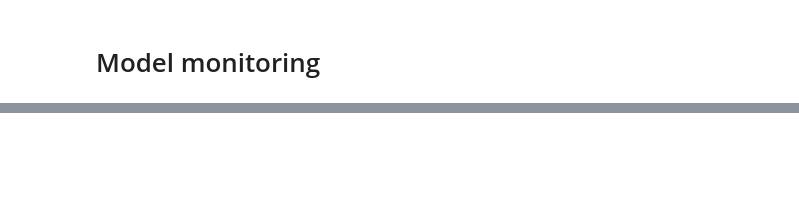
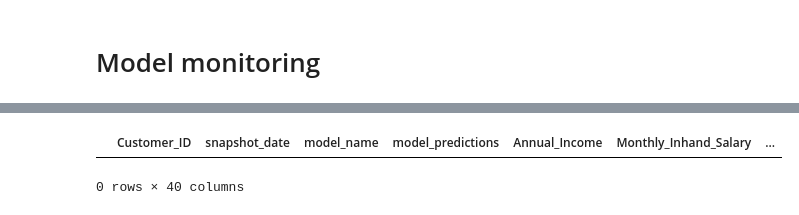
Before and after one commit to farhanlion/MLE-assignment, a Jupyter notebook: notebooks/monitoring.ipynb, the cells around one changed output, grey strips where cells are left out. Cells and saved outputs as stored; diff of their text form; code cells hidden in the pictures; blank space fills up the shorter version.

```diff
--- a/notebooks/monitoring.ipynb
+++ b/notebooks/monitoring.ipynb
@@ -54,13 +105,12 @@ only showing top 20 rows
 # %%
-# Load true labels for snapshotdate = 2024_11_01
-gold_label_directory = "/app/datamart/gold/label_store/"
-files_list = [gold_label_directory+os.path.basename(f) for f in glob.glob(os.path.join(gold_label_directory, '*'))]
-label_df = spark.read.option("header", "true").parquet(*files_list)
-
-merged_df = df_predictions.join(
-    label_df,
-    on=["snapshot_date", "Customer_ID"],
+merged_df = df_predictions.alias("p").join(
+    df_features.alias("x"),
+    on=["Customer_ID","snapshot_date"],
     how="inner"
+).join(
+    label_df.select("Customer_ID","snapshot_date","label").alias("y"),
+    on=["Customer_ID","snapshot_date"],
+    how="inner"   # labels may be missing
 )
 
 merged_df.show()
@@ -97,18 +135,14 @@ y_pred_binary = (y_pred >= 0.5).astype(int)  # adjust threshold if needed
 # %%
 # assume y_true_pdf and y_pred_pdf are pandas Series aligned by Customer_ID+snapshot_date
 from sklearn.metrics import roc_auc_score, precision_score, recall_score, f1_score, brier_score_loss
 
-y_true = y_true_pdf.values
-y_pred_proba = y_pred_pdf.values  # float probabilities
-y_pred_label = (y_pred_proba >= 0.5).astype(int)  # threshold, tune per business
 
-metrics = {
-    "n": int(len(y_true)),
-    "auc": float(roc_auc_score(y_true, y_pred_proba)),
-    "precision": float(precision_score(y_true, y_pred_label, zero_division=0)),
-    "recall": float(recall_score(y_true, y_pred_label, zero_division=0)),
-    "f1": float(f1_score(y_true, y_pred_label, zero_division=0)),
-    "brier": float(brier_score_loss(y_true, y_pred_proba)),
-    "positive_rate": float(y_pred_label.mean()),
-    "pred_mean": float(y_pred_proba.mean()),
-}
+from scipy.stats import ks_2samp
+
+
+baseline = merged_df.filter(F.col("snapshot_date") == "2024-11-01").toPandas()
+current  = merged_df.filter(F.col("snapshot_date") == "2024-12-01").toPandas()
+baseline.head()
+# %% [output]
+|  | Customer_ID | snapshot_date | model_name | model_predictions | Annual_Income | Monthly_Inhand_Salary | ... |
+0 rows × 40 columns
```
Also changed, not shown: parts of 7 cells of this notebook, 27 other files.
